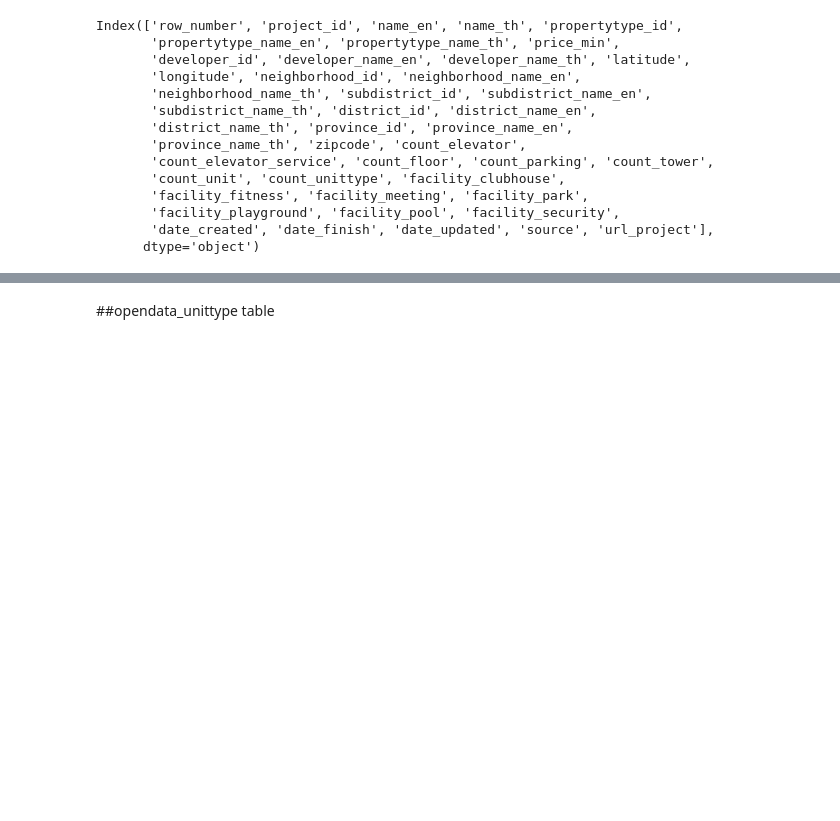
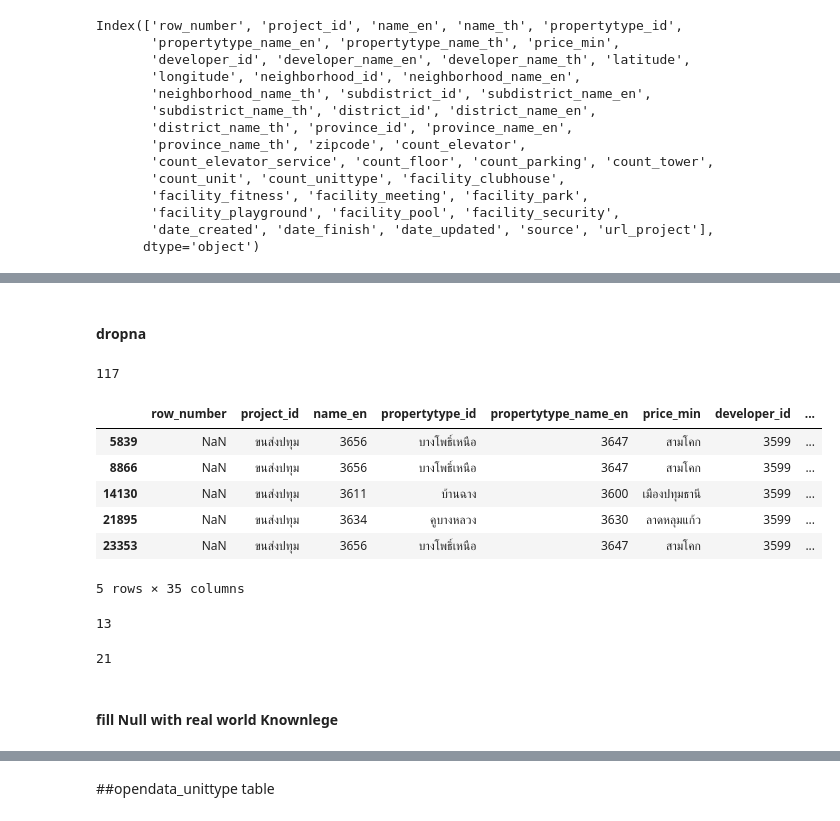
Before and after one commit to Ninkrn/BasicProg_Dataviz65, a Jupyter notebook: Project_Final.ipynb, the cells around one changed output, grey strips where cells are left out. Drawn from its saved outputs; the diff is of its cells as text; code cells hidden in the pictures; blank space fills up the shorter version.

```diff
--- a/Project_Final.ipynb
+++ b/Project_Final.ipynb
@@ -79,0 +132,19 @@ opendata_project = opendata_project[['row_number','project_id',  'name_en',  'pr
+# %% [markdown]
+####  dropna
+# %%
+# ' price_min ' ราคาต่ำสุดโครงการ
+print(len(opendata_project[opendata_project['price_min'].isnull()])) #we used dropna()
+opendata_project = opendata_project.dropna(subset=['price_min'])
+# %% [output]
+117
+# %%
+# ' longitude '
+opendata_project[opendata_project['longitude'].isnull()]  #มี5rowsที่หายไปจึงตัดออก
+# %% [output]
+|  | row_number | project_id | name_en | propertytype_id | propertytype_name_en | price_min | developer_id | ... |
+| 5839 | NaN | ขนส่งปทุม | 3656 | บางโพธิ์เหนือ | 3647 | สามโคก | 3599 | ... |
+| 8866 | NaN | ขนส่งปทุม | 3656 | บางโพธิ์เหนือ | 3647 | สามโคก | 3599 | ... |
+| 14130 | NaN | ขนส่งปทุม | 3611 | บ้านฉาง | 3600 | เมืองปทุมธานี | 3599 | ... |
+| 21895 | NaN | ขนส่งปทุม | 3634 | คูบางหลวง | 3630 | ลาดหลุมแก้ว | 3599 | ... |
+| 23353 | NaN | ขนส่งปทุม | 3656 | บางโพธิ์เหนือ | 3647 | สามโคก | 3599 | ... |
+5 rows × 35 columns
@@ -79,0 +153,14 @@ opendata_project = opendata_project[['row_number','project_id',  'name_en',  'pr
+# %%
+# 'subdistrict_id' รหัสตำบล
+print(len(opendata_project[opendata_project['subdistrict_id'].isnull()]))
+opendata_project = opendata_project.dropna(subset=['subdistrict_id'])
+# %% [output]
+13
+# %%
+# 'zipcode' รหัสไปรษณีย์
+print(len(opendata_project[opendata_project['zipcode'].isnull()]))
+opendata_project = opendata_project.dropna(subset=['zipcode'])
+# %% [output]
+21
+# %% [markdown]
+####  fill Null with real world Knownlege
```
Also changed, not shown: parts of 62 cells of this notebook.
